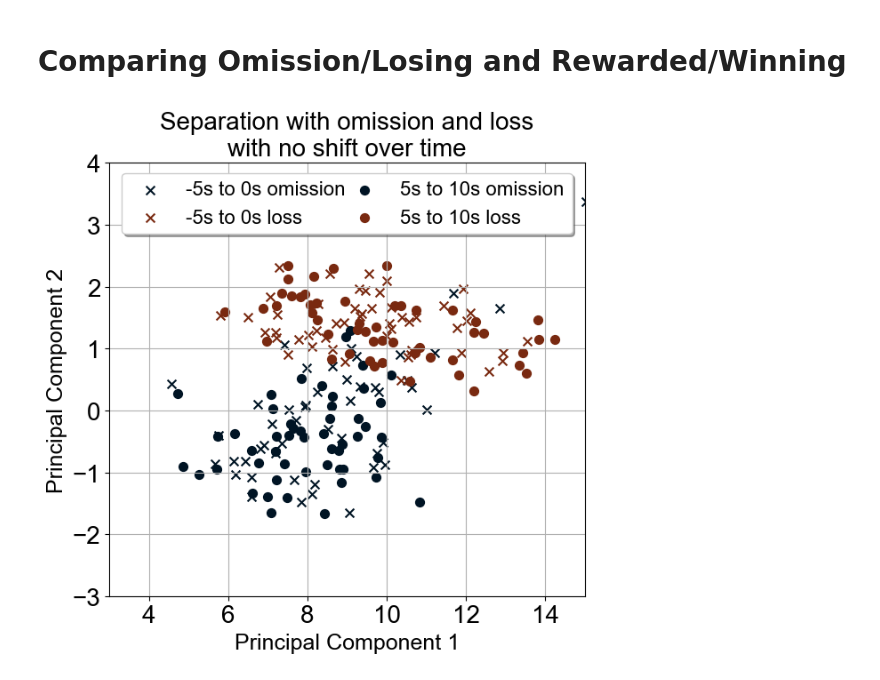
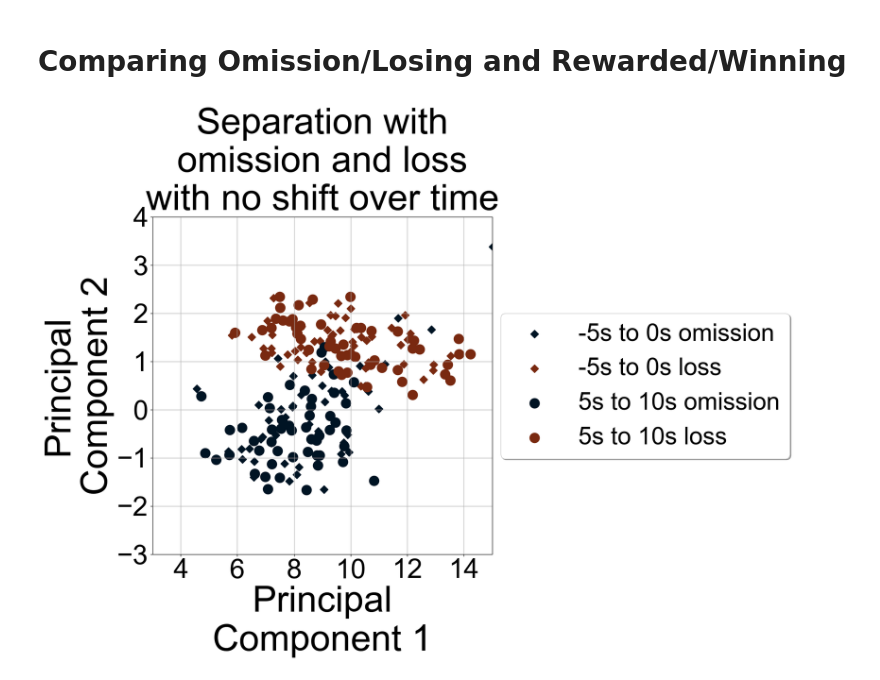
Before and after one commit to padillacoreanolab/reward_competition_ephys_analysis_with_omission_and_divider_controls, a Jupyter notebook: results/2023_02_02_rc_om_ephys_preprocessing/combined_pca_plotting.ipynb, the cells around one changed output. Saved outputs shown, nothing was run; the diff lists cells and outputs as text; code cells hidden in the pictures.

```diff
--- a/results/2023_02_02_rc_om_ephys_preprocessing/combined_pca_plotting.ipynb
+++ b/results/2023_02_02_rc_om_ephys_preprocessing/combined_pca_plotting.ipynb
@@ -48,32 +48,12 @@ import spikeinterface.full as si
 # Plotting Configurations
 # %%
 # Plot Specifics
-# TITLESIZE = 60
-TITLESIZE = 30
-
-# AXESLABEL = 60
-AXESLABEL = 30
-
-# AXESTICKS = 45
-AXESTICKS = 20
+TITLESIZE = 60
+AXESLABEL = 60
+AXESTICKS = 45
 LINWID = 10
 DOTS = 25
-# LEGSIZE = 45
-LEGSIZE = 18.5
+LEGSIZE = 40
-# %%
-# Plot Specifics
-# TITLESIZE = 60
-TITLESIZE = 20
-
-# AXESLABEL = 60
-AXESLABEL = 18
-
-# AXESTICKS = 45
-AXESTICKS = 20
-LINWID = 10
-DOTS = 25
-# LEGSIZE = 45
-LEGSIZE = 16
 # %% [markdown]
 # Getting average firing rate from all sessions
 # %%
@@ -622,36 +602,37 @@ pclabcol = ['#15616F','#FFAF00', '#792910','#001424']
 #792910: Dark Red/Brown: Loss
 #001424: Black Omitted
 # %%
-fig, ax = plt.subplots(figsize = (6.4,6.4))
+plt.rcParams["figure.figsize"] = (10,10)
+fig, ax = plt.subplots()
 
 targets = ['-5s to 0s omission', '-5s to 0s loss', '5s to 10s omission', '5s to 10s loss']
 colors = ["#001424", "#792910", "#001424", "#792910"]
 shapes = ["x", "x", "o", "o"]
 for target, color, marker in zip(targets,colors, shapes):
     indicesToKeep = pc_product['outcome_and_when'] == target
     ax.scatter(pc_product.loc[indicesToKeep, 0]
                , pc_product.loc[indicesToKeep, 1]
                , c = color
                , s = 50
-              , marker=marker)
+              , marker=marker,
+              linewidths=LINWID)
 
-ax.set_title('Separation with omission and loss\nwith no shift over time', fontsize = TITLESIZE)
+ax.set_title('Separation with\nomission and loss\nwith no shift over time', fontsize = TITLESIZE)
 plt.xticks(fontsize=AXESTICKS)
 plt.yticks(fontsize=AXESTICKS)
-plt.xlabel('Principal Component 1', fontsize = AXESLABEL)
-plt.ylabel('Principal Component 2', fontsize = AXESLABEL)
+plt.xlabel('Principal\nComponent 1', fontsize = AXESLABEL)
+plt.ylabel('Principal\nComponent 2', fontsize = AXESLABEL)
 plt.xlim((3, 15))
 plt.ylim((-3, 4))
 
 
 plt.legend(targets, fontsize=LEGSIZE, loc='upper center',
-          ncol=2, fancybox=True, shadow=True, columnspacing=0.0)
+          ncol=1, fancybox=True, shadow=True, columnspacing=0.0, bbox_to_anchor=(1.45, 0.75))
 
-plt.tight_layout()
 ax.grid()
 
 plt.savefig("./proc/plots/om_and_loss_trials_baseline_and_after_tone.png", bbox_inches='tight')
 plt.savefig("./proc/plots/om_and_loss_trials_baseline_and_after_tone.svg", bbox_inches='tight')
 # %% [output]
-[figure, old version]
+[figure, new version]
 # %%
```
Also changed, not shown: parts of 7 cells of this notebook, 1 other file.
